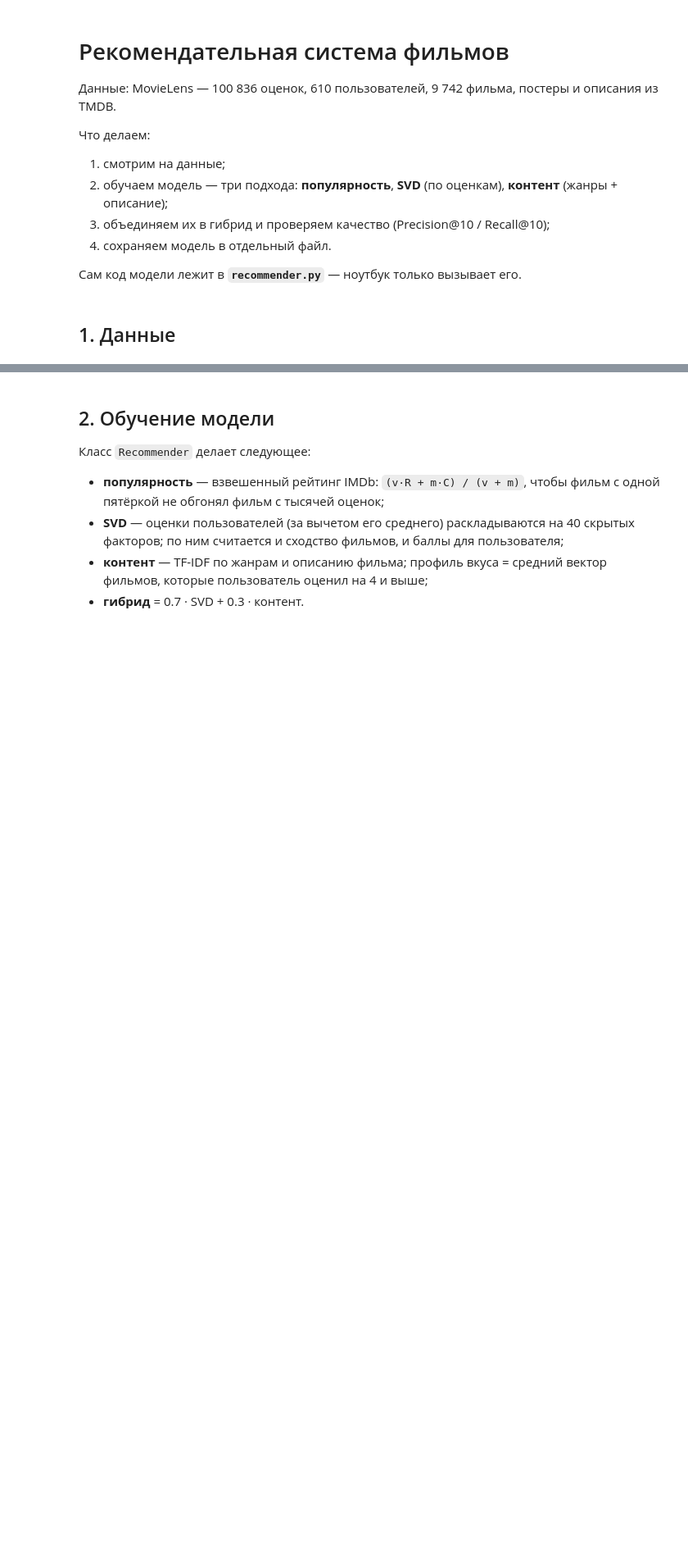
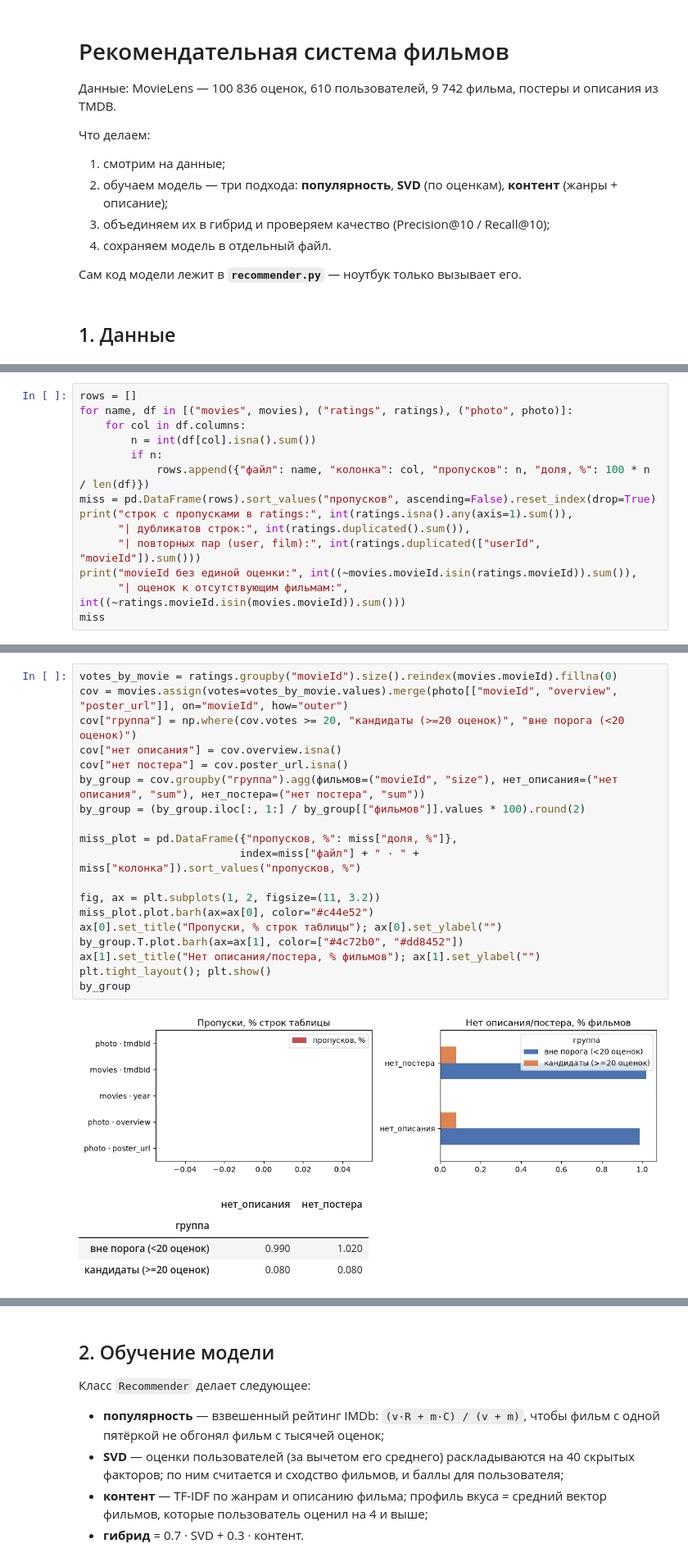
Before and after one commit to Salomon264/RecomendationSystemFilms, a Jupyter notebook: files/film-recommendation-system.ipynb, the cells around one changed output, grey strips where cells are left out. Shown at 82% size. Cells and saved outputs as stored; diff of their text form; blank space fills up the shorter version.

```diff
--- a/files/film-recommendation-system.ipynb
+++ b/files/film-recommendation-system.ipynb
@@ -52,0 +57,14 @@ plt.show()
+# %%
+rows = []
+for name, df in [("movies", movies), ("ratings", ratings), ("photo", photo)]:
+    for col in df.columns:
+        n = int(df[col].isna().sum())
+        if n:
+            rows.append({"файл": name, "колонка": col, "пропусков": n, "доля, %": 100 * n / len(df)})
+miss = pd.DataFrame(rows).sort_values("пропусков", ascending=False).reset_index(drop=True)
+print("строк с пропусками в ratings:", int(ratings.isna().any(axis=1).sum()),
+      "| дубликатов строк:", int(ratings.duplicated().sum()),
+      "| повторных пар (user, film):", int(ratings.duplicated(["userId", "movieId"]).sum()))
+print("movieId без единой оценки:", int((~movies.movieId.isin(ratings.movieId)).sum()),
+      "| оценок к отсутствующим фильмам:", int((~ratings.movieId.isin(movies.movieId)).sum()))
+miss
@@ -52,0 +80,25 @@ plt.show()
+# %%
+votes_by_movie = ratings.groupby("movieId").size().reindex(movies.movieId).fillna(0)
+cov = movies.assign(votes=votes_by_movie.values).merge(photo[["movieId", "overview", "poster_url"]], on="movieId", how="outer")
+cov["группа"] = np.where(cov.votes >= 20, "кандидаты (>=20 оценок)", "вне порога (<20 оценок)")
+cov["нет описания"] = cov.overview.isna()
+cov["нет постера"] = cov.poster_url.isna()
+by_group = cov.groupby("группа").agg(фильмов=("movieId", "size"), нет_описания=("нет описания", "sum"), нет_постера=("нет постера", "sum"))
+by_group = (by_group.iloc[:, 1:] / by_group[["фильмов"]].values * 100).round(2)
+
+miss_plot = pd.DataFrame({"пропусков, %": miss["доля, %"]},
+                         index=miss["файл"] + " · " + miss["колонка"]).sort_values("пропусков, %")
+
+fig, ax = plt.subplots(1, 2, figsize=(11, 3.2))
+miss_plot.plot.barh(ax=ax[0], color="#c44e52")
+ax[0].set_title("Пропуски, % строк таблицы"); ax[0].set_ylabel("")
+by_group.T.plot.barh(ax=ax[1], color=["#4c72b0", "#dd8452"])
+ax[1].set_title("Нет описания/постера, % фильмов"); ax[1].set_ylabel("")
+plt.tight_layout(); plt.show()
+by_group
+# %% [output]
+[figure, added]
+|  | нет_описания | нет_постера |
+| группа |  |  |
+| вне порога (<20 оценок) | 0.990 | 1.020 |
+| кандидаты (>=20 оценок) | 0.080 | 0.080 |
```
Also changed, not shown: parts of 18 cells of this notebook, 10 other files.
